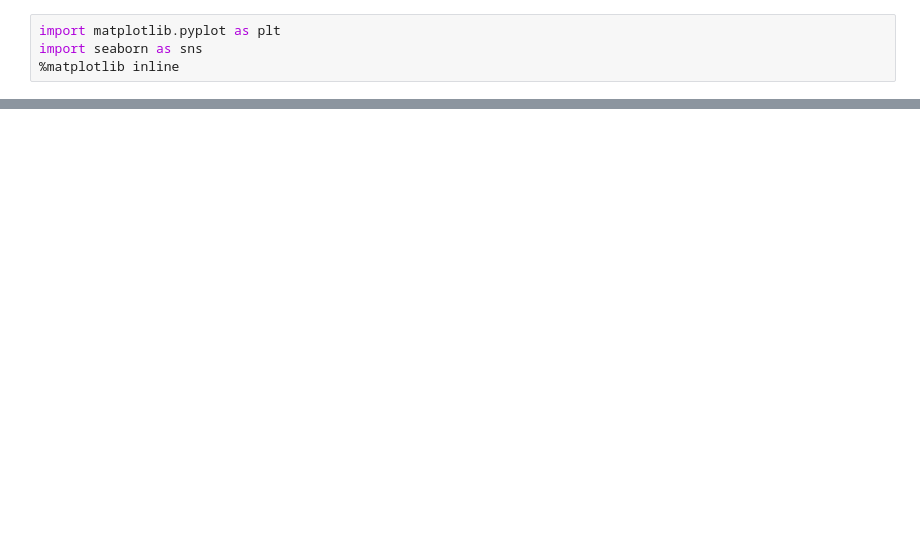
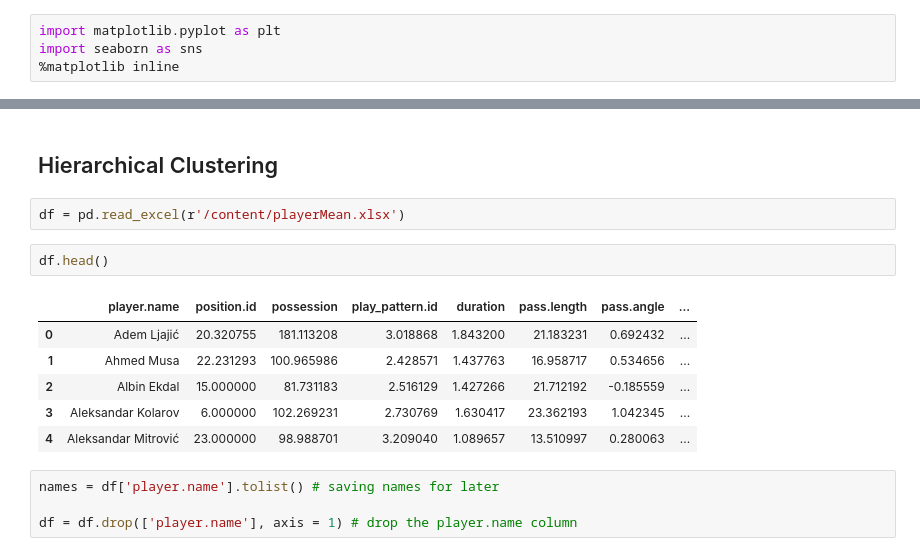
Before and after one commit to jonasfover/2-Semester-, a Jupyter notebook: football_champion_league.ipynb, the cells around one changed output, grey strips where cells are left out. Saved outputs shown, nothing was run; the diff lists cells and outputs as text; blank space fills up the shorter version.

```diff
--- a/football_champion_league.ipynb
+++ b/football_champion_league.ipynb
@@ -655,0 +656,17 @@ plt.show()
+# %% [markdown]
+## Hierarchical Clustering
+# %%
+df = pd.read_excel(r'/content/playerMean.xlsx')
+# %%
+df.head()
+# %% [output]
+|  | player.name | position.id | possession | play_pattern.id | duration | pass.length | pass.angle | ... |
+| 0 | Adem Ljajić | 20.320755 | 181.113208 | 3.018868 | 1.843200 | 21.183231 | 0.692432 | ... |
+| 1 | Ahmed Musa | 22.231293 | 100.965986 | 2.428571 | 1.437763 | 16.958717 | 0.534656 | ... |
+| 2 | Albin Ekdal | 15.000000 | 81.731183 | 2.516129 | 1.427266 | 21.712192 | -0.185559 | ... |
+| 3 | Aleksandar Kolarov | 6.000000 | 102.269231 | 2.730769 | 1.630417 | 23.362193 | 1.042345 | ... |
+| 4 | Aleksandar Mitrović | 23.000000 | 98.988701 | 3.209040 | 1.089657 | 13.510997 | 0.280063 | ... |
+# %%
+names = df['player.name'].tolist() # saving names for later
+
+df = df.drop(['player.name'], axis = 1) # drop the player.name column
```
Also changed, not shown: parts of 7 cells of this notebook.
